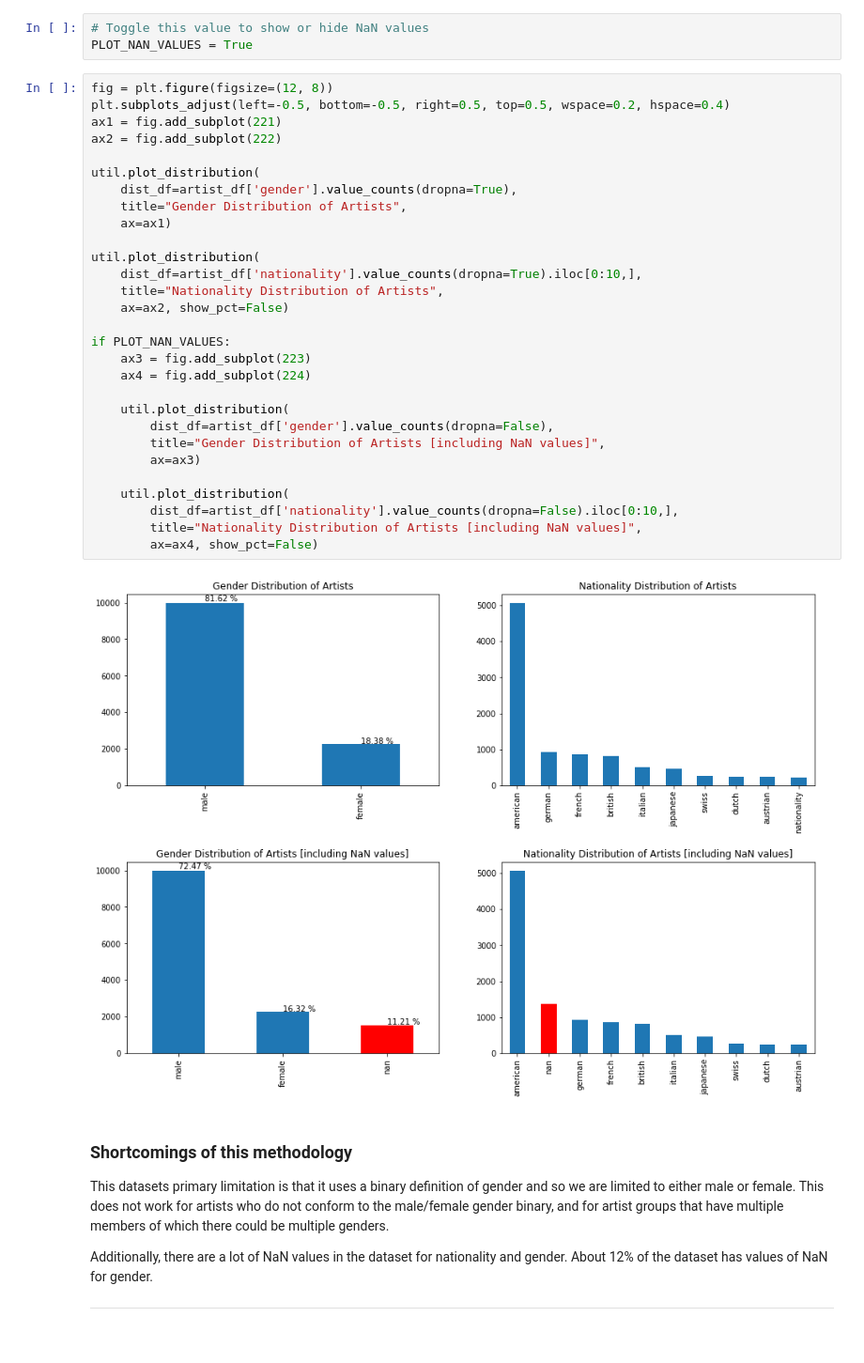
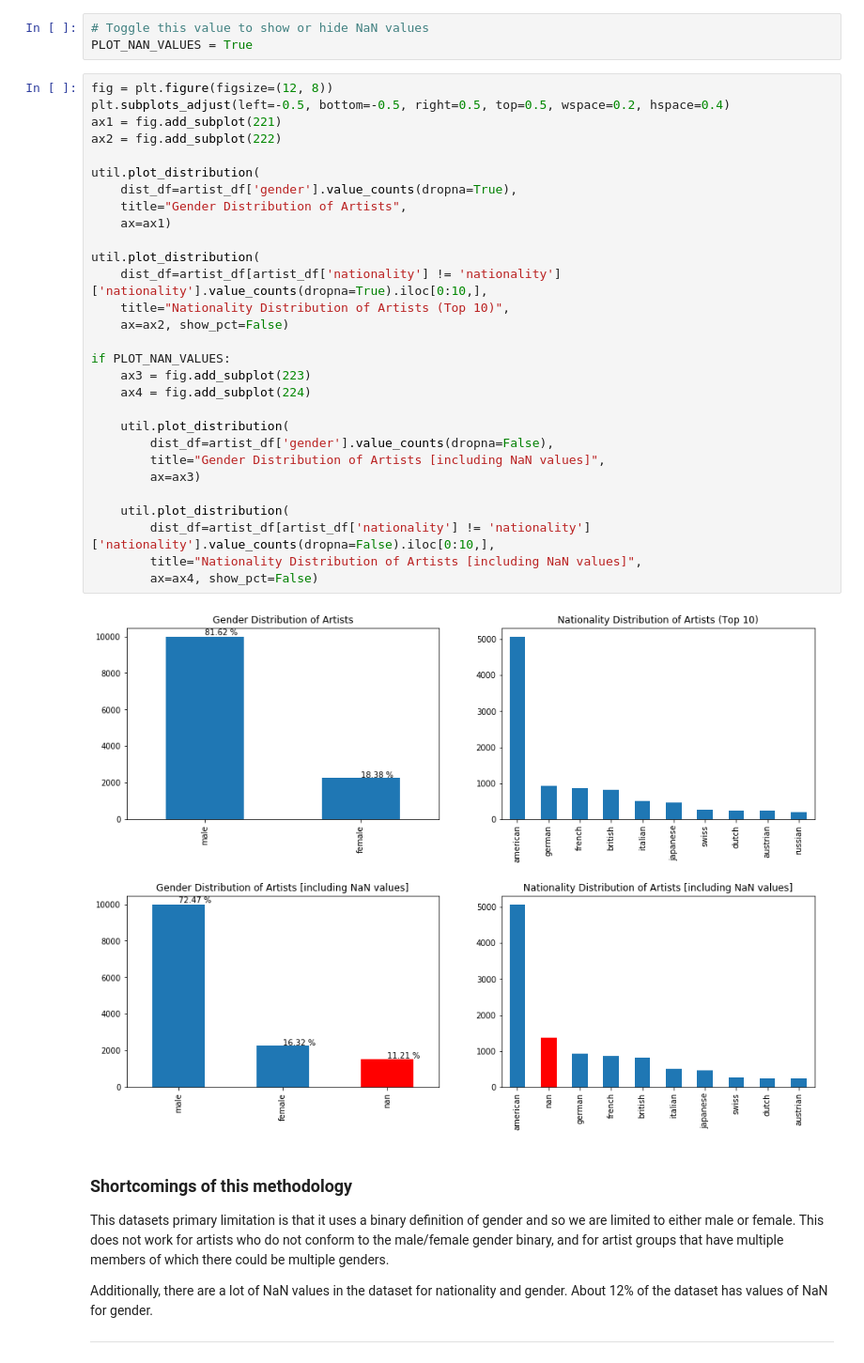
Before and after one commit to energyjs/moma, a Jupyter notebook: code/analysis.ipynb, the cells around one changed output. Shown at 94% size. Drawn from its saved outputs; the diff is of its cells as text.

```diff
--- a/code/analysis.ipynb
+++ b/code/analysis.ipynb
@@ -122,34 +122,34 @@ PLOT_NAN_VALUES = True
 # %%
 fig = plt.figure(figsize=(12, 8))
 plt.subplots_adjust(left=-0.5, bottom=-0.5, right=0.5, top=0.5, wspace=0.2, hspace=0.4)
 ax1 = fig.add_subplot(221)
 ax2 = fig.add_subplot(222)
 
 util.plot_distribution(
     dist_df=artist_df['gender'].value_counts(dropna=True),
     title="Gender Distribution of Artists",
     ax=ax1)
 
 util.plot_distribution(
-    dist_df=artist_df['nationality'].value_counts(dropna=True).iloc[0:10,],
-    title="Nationality Distribution of Artists",
+    dist_df=artist_df[artist_df['nationality'] != 'nationality']['nationality'].value_counts(dropna=True).iloc[0:10,],
+    title="Nationality Distribution of Artists (Top 10)",
     ax=ax2, show_pct=False)
 
 if PLOT_NAN_VALUES:
     ax3 = fig.add_subplot(223)
     ax4 = fig.add_subplot(224)
 
     util.plot_distribution(
         dist_df=artist_df['gender'].value_counts(dropna=False),
         title="Gender Distribution of Artists [including NaN values]",
         ax=ax3)
 
     util.plot_distribution(
-        dist_df=artist_df['nationality'].value_counts(dropna=False).iloc[0:10,],
+        dist_df=artist_df[artist_df['nationality'] != 'nationality']['nationality'].value_counts(dropna=False).iloc[0:10,],
         title="Nationality Distribution of Artists [including NaN values]",
         ax=ax4, show_pct=False)
 # %% [output]
-[figure, old version]
+[figure, new version]
 # %% [markdown]
 ### Shortcomings of this methodology
 
```
Also changed, not shown: parts of 5 cells of this notebook.
